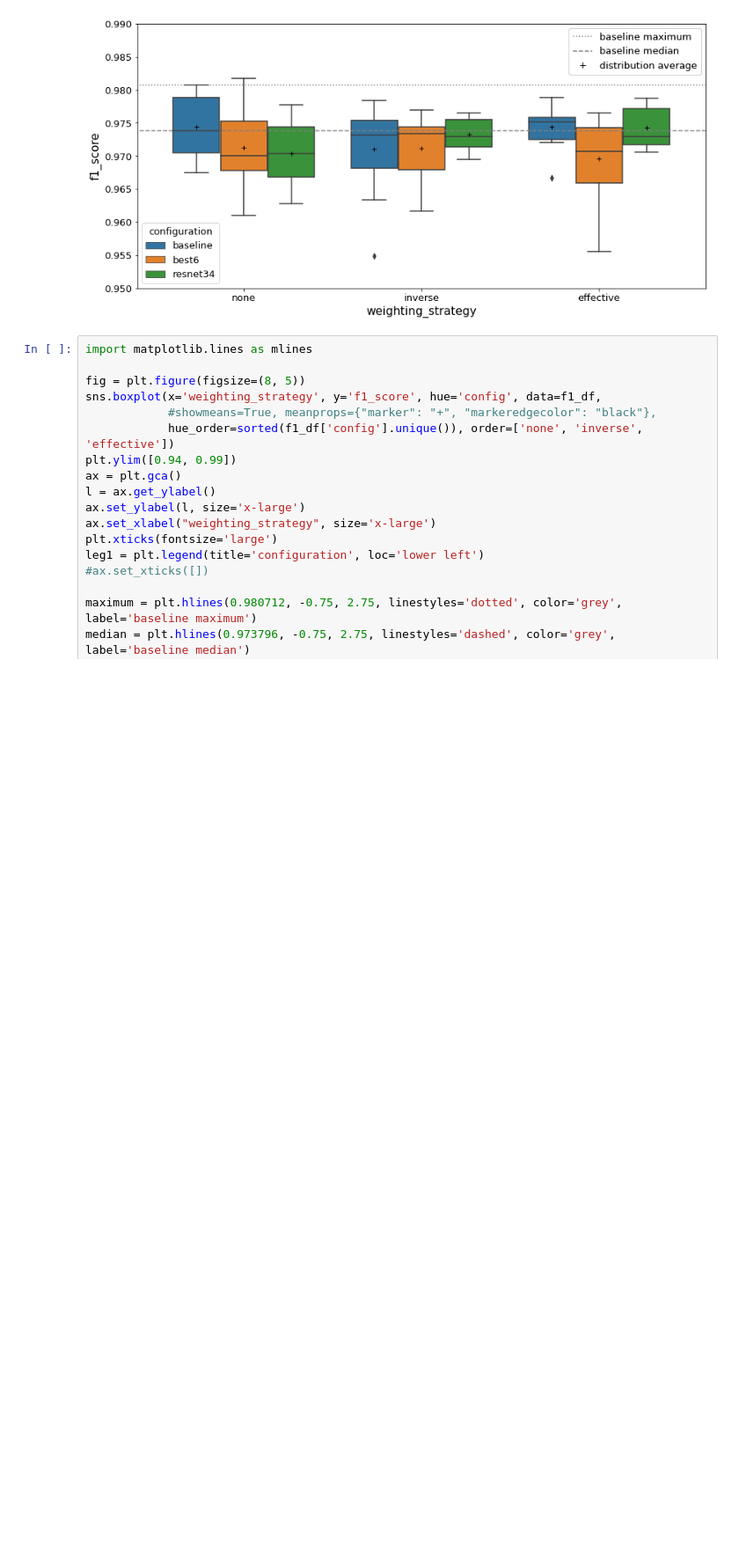
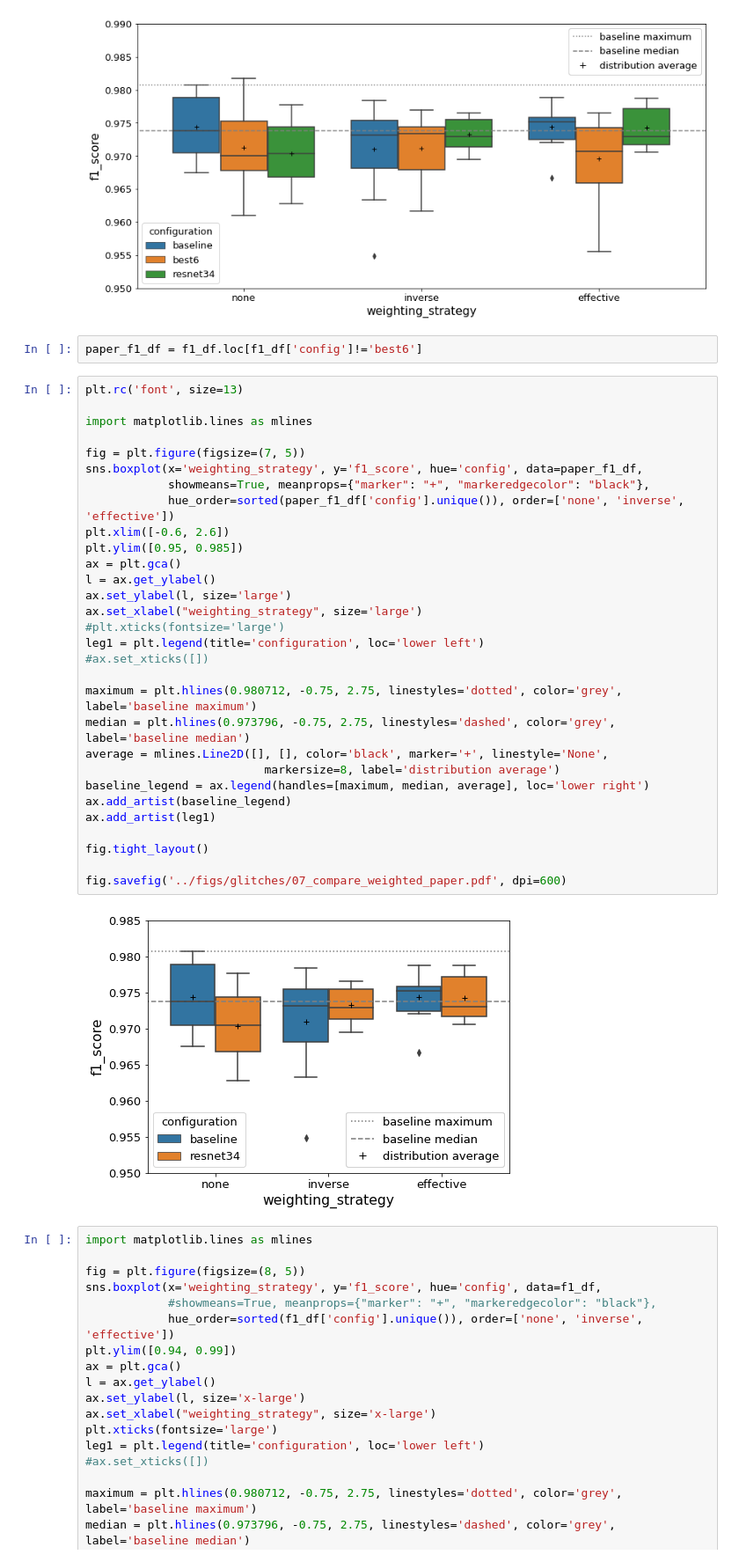
Before and after one commit to tttiago/GravitySpyClassifier, a Jupyter notebook: 07_compare_weighted.ipynb, the cells around one changed output. Shown at 88% size. Drawn from its saved outputs; the diff is of its cells as text; blank space fills up the shorter version.

Commit message:
Created paper figure.

```diff
--- a/07_compare_weighted.ipynb
+++ b/07_compare_weighted.ipynb
@@ -107,6 +107,40 @@ fig.tight_layout()
 fig.savefig('../figs/glitches/07_compare_weighted_v2.pdf', dpi=600)
 # %% [output]
 [figure]
+# %%
+paper_f1_df = f1_df.loc[f1_df['config']!='best6']
+# %%
+plt.rc('font', size=13)
+
+import matplotlib.lines as mlines
+
+fig = plt.figure(figsize=(7, 5))
+sns.boxplot(x='weighting_strategy', y='f1_score', hue='config', data=paper_f1_df,
+            showmeans=True, meanprops={"marker": "+", "markeredgecolor": "black"},
+            hue_order=sorted(paper_f1_df['config'].unique()), order=['none', 'inverse', 'effective'])
+plt.xlim([-0.6, 2.6])
+plt.ylim([0.95, 0.985])
+ax = plt.gca()
+l = ax.get_ylabel()
+ax.set_ylabel(l, size='large')
+ax.set_xlabel("weighting_strategy", size='large')
+#plt.xticks(fontsize='large')
+leg1 = plt.legend(title='configuration', loc='lower left')
+#ax.set_xticks([])
+
+maximum = plt.hlines(0.980712, -0.75, 2.75, linestyles='dotted', color='grey', label='baseline maximum')
+median = plt.hlines(0.973796, -0.75, 2.75, linestyles='dashed', color='grey', label='baseline median')
+average = mlines.Line2D([], [], color='black', marker='+', linestyle='None',
+                          markersize=8, label='distribution average')
+baseline_legend = ax.legend(handles=[maximum, median, average], loc='lower right')
+ax.add_artist(baseline_legend)
+ax.add_artist(leg1)
+
+fig.tight_layout()
+
+fig.savefig('../figs/glitches/07_compare_weighted_paper.pdf', dpi=600)
+# %% [output]
+[figure, added]
 # %%
 import matplotlib.lines as mlines
 
```
